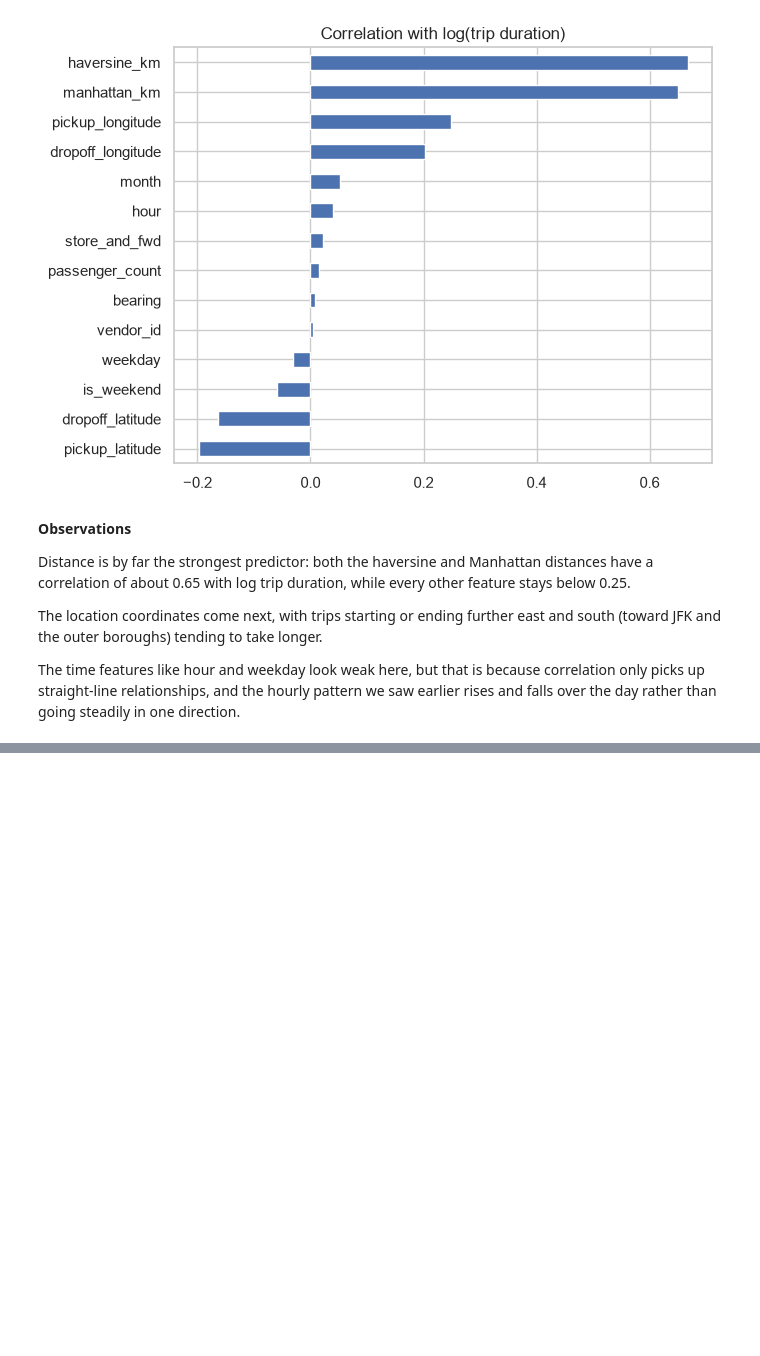
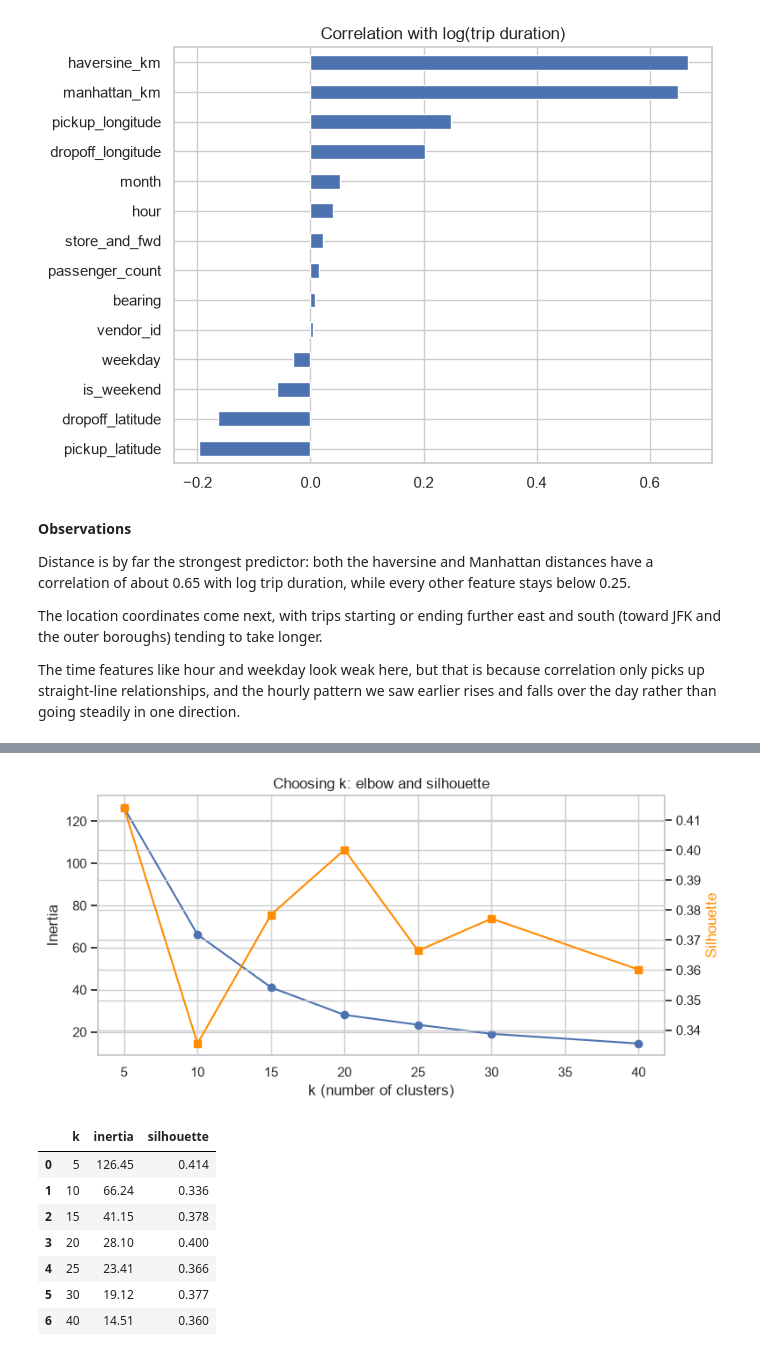
Before and after one commit to techirum/nyc-taxi-trip-duration-ml, a Jupyter notebook: notebooks/01_EDA_Preprocessing.ipynb, the cells around one changed output, grey strips where cells are left out. Saved outputs shown, nothing was run; the diff lists cells and outputs as text; code cells hidden in the pictures; blank space fills up the shorter version.

Commit message:
feat: sample 200k trips, 80/20 split, K-Means areas (k=20) and save leakage-checked splits

```diff
--- a/notebooks/01_EDA_Preprocessing.ipynb
+++ b/notebooks/01_EDA_Preprocessing.ipynb
@@ -324,0 +331,9 @@ The time features like hour and weekday look weak here, but that is because corr
+# %%
+X_s = X_all.sample(n=SAMPLE_SIZE, random_state=RANDOM_STATE)
+y_s = y_all.loc[X_s.index]
+
+X_train, X_test, y_train, y_test = train_test_split(X_s, y_s, test_size=TEST_SIZE, random_state=RANDOM_STATE)
+print(f"Train: {len(X_train):,} rows | Test: {len(X_test):,} rows")
+
+# The sample should look like the full cleaned data
+pd.DataFrame({"full_cleaned": y_all.describe(), "train": y_train.describe(), "test": y_test.describe()}).round(1)
@@ -324,0 +357,32 @@ The time features like hour and weekday look weak here, but that is because corr
+# %%
+# Pickup and dropoff points from the training set only
+train_points = np.vstack([
+    X_train[["pickup_latitude", "pickup_longitude"]].values,
+    X_train[["dropoff_latitude", "dropoff_longitude"]].values,
+])
+
+ks = [5, 10, 15, 20, 25, 30, 40]
+inertia, sil = [], []
+rng = np.random.default_rng(RANDOM_STATE)
+sil_points = train_points[rng.choice(len(train_points), 10_000, replace=False)]
+for k in ks:
+    km = MiniBatchKMeans(n_clusters=k, random_state=RANDOM_STATE, n_init=3, batch_size=10_000).fit(train_points)
+    inertia.append(km.inertia_)
+    sil.append(silhouette_score(sil_points, km.predict(sil_points)))
+
+fig, ax1 = plt.subplots(figsize=(8, 4))
+ax1.plot(ks, inertia, marker="o"); ax1.set(xlabel="k (number of clusters)", ylabel="Inertia")
+ax2 = ax1.twinx(); ax2.plot(ks, sil, marker="s", color="darkorange"); ax2.set_ylabel("Silhouette", color="darkorange")
+plt.title("Choosing k: elbow and silhouette"); plt.tight_layout()
+plt.savefig("../report/figures/01_kmeans_k.png", dpi=150); plt.show()
+pd.DataFrame({"k": ks, "inertia": np.round(inertia, 2), "silhouette": np.round(sil, 3)})
+# %% [output]
+[figure, added]
+|  | k | inertia | silhouette |
+| 0 | 5 | 126.45 | 0.414 |
+| 1 | 10 | 66.24 | 0.336 |
+| 2 | 15 | 41.15 | 0.378 |
+| 3 | 20 | 28.10 | 0.400 |
+| 4 | 25 | 23.41 | 0.366 |
+| 5 | 30 | 19.12 | 0.377 |
+| 6 | 40 | 14.51 | 0.360 |
```
Also changed, not shown: parts of 6 cells of this notebook, 5 other files.
